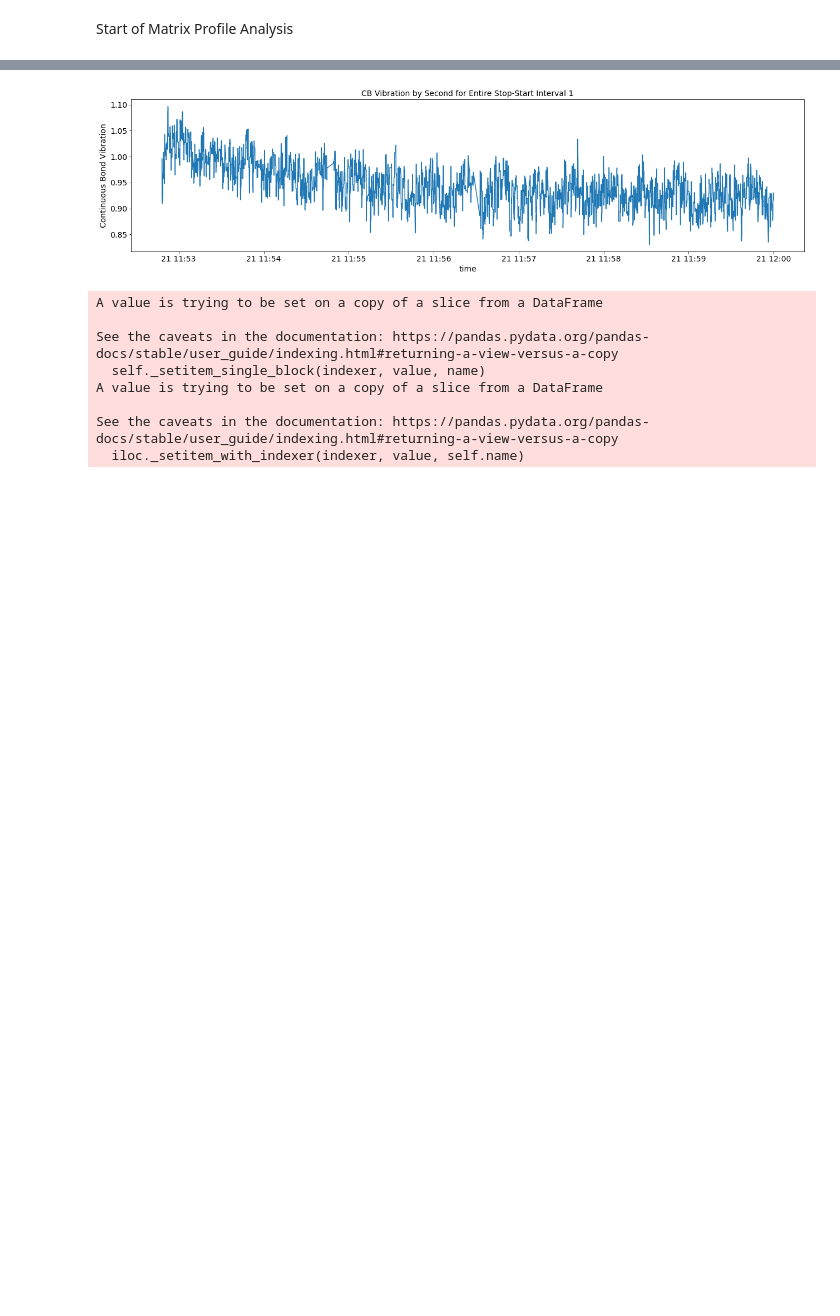
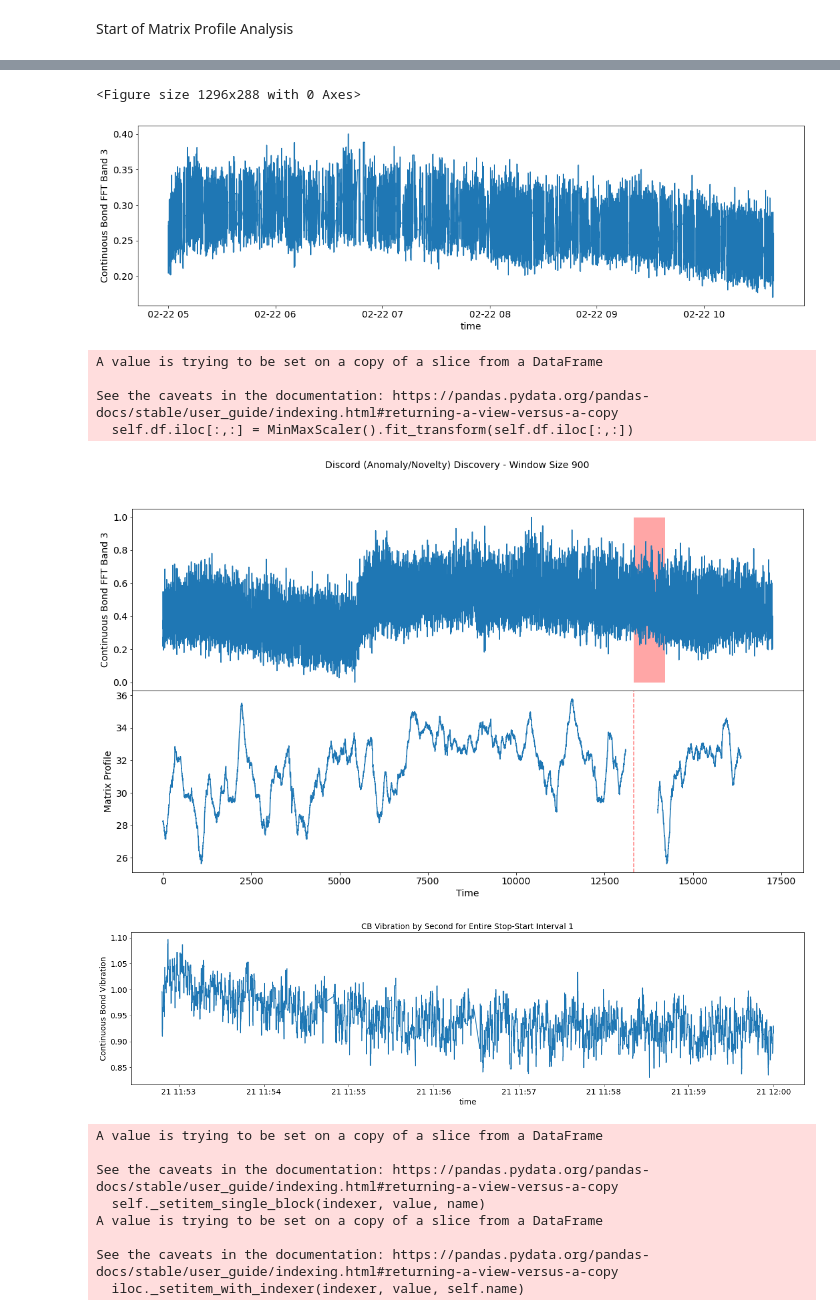
Before and after one commit to greenwaltc/PG_workspace, a Jupyter notebook: matrix-profile.ipynb, the cells around one changed output, grey strips where cells are left out. Saved outputs shown, nothing was run; the diff lists cells and outputs as text; code cells hidden in the pictures; blank space fills up the shorter version.

```diff
--- a/matrix-profile.ipynb
+++ b/matrix-profile.ipynb
@@ -145,29 +146,34 @@ class MatrixProfiler():
             self.axs[k + self.mp.shape[0]].axvline(x=self.discord_idx[1], linestyle="dashed", c='black')
 # %%
 # Read in the data from february
-src_file = 'february_data.csv'
+src_file = 'february_data_by_second.csv'
 df_overall = read_in_file(src_file, keep_columns=['time', 'Continuous Bond Vibration', 'Continuous Bond FFT Band 3'])
-df_overall = df_overall.fillna(method='ffill') # Imputes NaNs from the last valid observation
+# df_overall = df_overall.fillna(method='ffill') # Imputes NaNs from the last valid observation
 # %%
 # Set the parameters for later analysis
 
 t1 = datetime(year=2022,
               month=2,
-              day=21,
-              hour=0,
+              day=22,
+              hour=5,
               minute=0,
               second=0)
 t2 = datetime(year=2022,
               month=2,
               day=22,
-              hour=0,
-              minute=0,
+              hour=10,
+              minute=39,
               second=0)
 
-cols = ['Continuous Bond Vibration']
+cols = ['Continuous Bond FFT Band 3']
 
 print(df_overall.head())
 
 # Plot the time window for some quick EDA
 figure(figsize=(18,4))
 plot_time_window(df_overall, t1, t2, cols[0])
+
+matrix_profiler = MatrixProfiler(m=60*15, t1=t1, t2=t2)
+matrix_profiler.fit(df_overall[cols])
+matrix_profiler.display()
+# %% [output]
@@ -174,3 +187,10 @@ plot_time_window(df_overall, t1, t2, cols[0])
+<Figure size 1296x288 with 0 Axes>
+[figure, added]
+A value is trying to be set on a copy of a slice from a DataFrame
+
+See the caveats in the documentation: https://pandas.pydata.org/pandas-docs/stable/user_guide/indexing.html#returning-a-view-versus-a-copy
+  self.df.iloc[:,:] = MinMaxScaler().fit_transform(self.df.iloc[:,:])
+[figure, added]
 # %%
 # Set the parameters for later analysis
 
```
Also changed, not shown: parts of 2 cells of this notebook, 5 other files.
